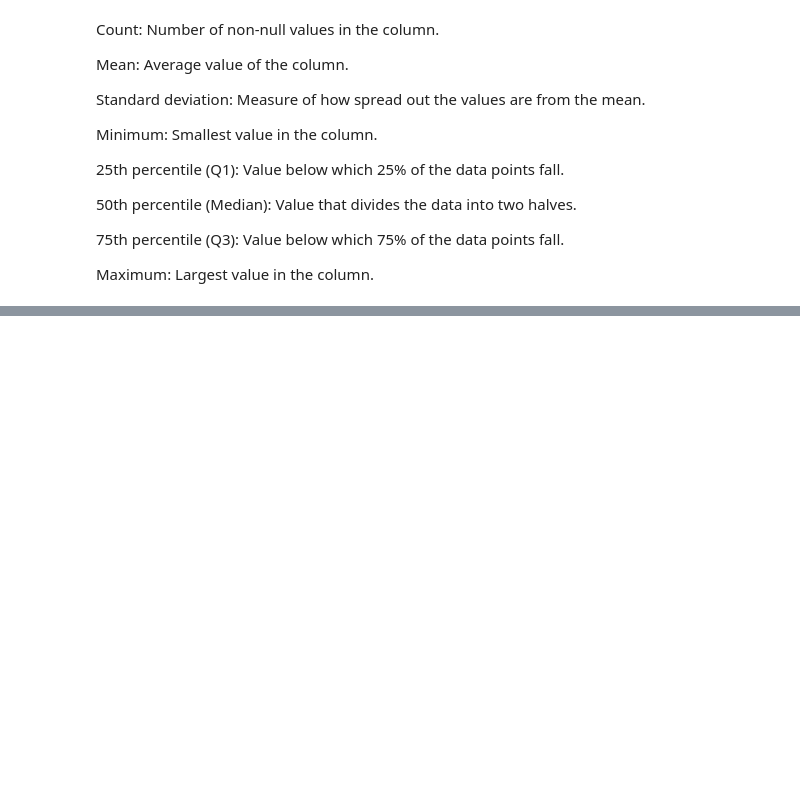
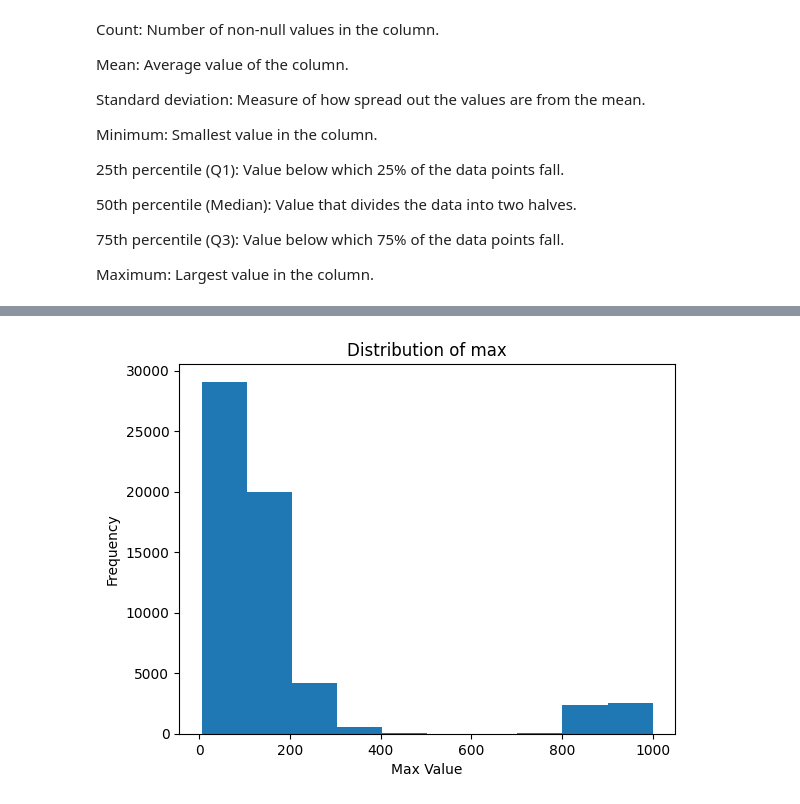
Before and after one commit to Slimcent/Classificatio_Jupyter_Files, a Jupyter notebook: Fake Credit Card Detection.ipynb, the cells around one changed output, grey strips where cells are left out. Drawn from its saved outputs; the diff is of its cells as text; code cells hidden in the pictures; blank space fills up the shorter version.

```diff
--- a/Fake Credit Card Detection.ipynb
+++ b/Fake Credit Card Detection.ipynb
@@ -109,0 +147,12 @@ Maximum: Largest value in the column.
+# %%
+plt.figure()
+plt.hist(data['max'])
+plt.title('Distribution of Max')
+
+# Add labels to the axes:
+plt.xlabel('Max Value')  # Label for the horizontal axis
+plt.ylabel('Frequency')  # Label for the vertical axis
+
+plt.show()
+# %% [output]
+[figure, added]
```
Also changed, not shown: parts of 8 cells of this notebook.
